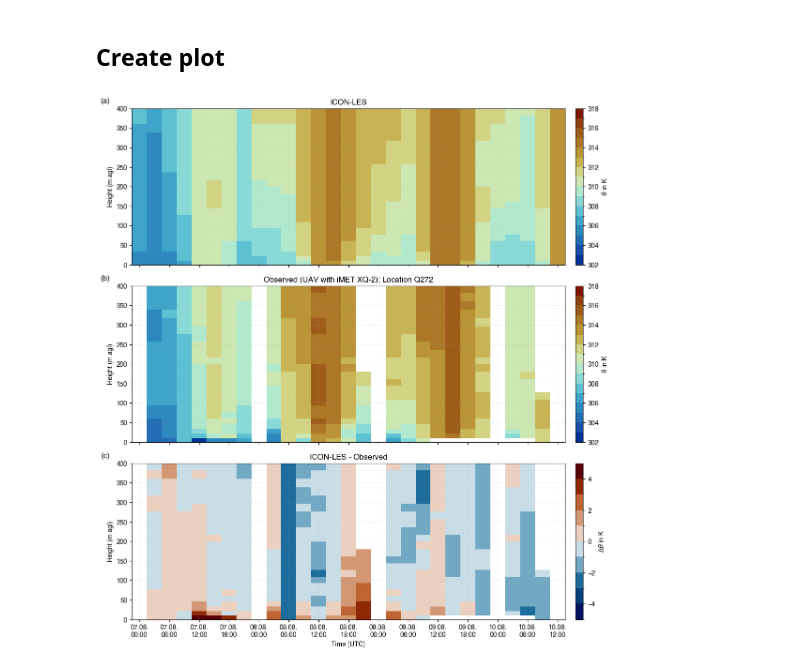
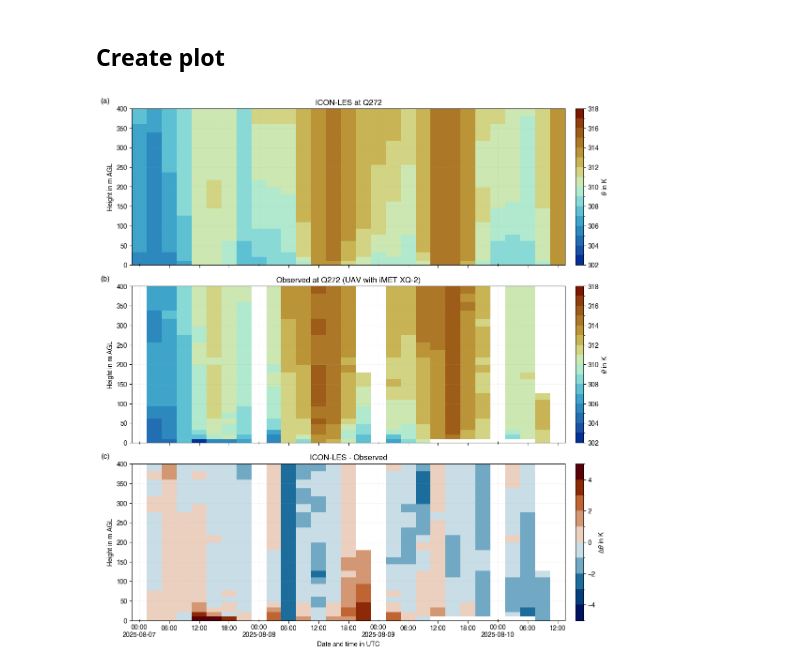
Before and after one commit to ClimLabTools/icon_validation, a Jupyter notebook: notebooks/fig_uav_icon_2D.ipynb, the cells around one changed output. Drawn from its saved outputs; the diff is of its cells as text; code cells hidden in the pictures.

```diff
--- a/notebooks/fig_uav_icon_2D.ipynb
+++ b/notebooks/fig_uav_icon_2D.ipynb
@@ -67,44 +67,56 @@ fig, axs = plt.subplots(3, 1, figsize=(12, 12), sharex=True, sharey=True)
 ax = axs[0]
 pm = ax.pcolormesh(df_icon.columns[offset::skip], df_icon.index, df_icon.iloc[::, offset::skip], cmap=cmap, norm=norm)
 fig.colorbar(pm, ax=ax, label=r"$\theta$ in K", pad=0.02)
-ax.set_title('ICON-LES')
+ax.set_title(f'ICON-LES at {location}')
 
 ax = axs[1]
 pm = ax.pcolormesh(df_uav.columns[offset::skip], df_uav.index, df_uav.iloc[::, offset::skip], cmap=cmap, norm=norm)
 fig.colorbar(pm, ax=ax, label=r"$\theta$ in K", pad=0.02)
-ax.set_title(f'Observed (UAV with iMET XQ-2); Location {location}')
+ax.set_title(f'Observed at {location} (UAV with iMET XQ-2)')
 
 ax = axs[2]
 cmap = cm.vik  # Red-Yellow-Blue colormap
 norm = mcolors.BoundaryNorm(np.arange(-5,6,1), ncolors=cmap.N, clip=True)
 
 df_delta = df_icon-df_uav
 pm = ax.pcolormesh(df_delta.columns[offset::skip], df_delta.index, df_delta.iloc[::, offset::skip], cmap=cmap, norm=norm)
 fig.colorbar(pm, ax=ax, label=r"$\Delta\theta$ in K", pad=0.02)
 ax.set_title('ICON-LES - Observed')
-ax.set_xlabel('Time (UTC)')
+ax.set_xlabel('Date and time in UTC')
 
 for ax in axs:
     ax.set_ylim(0,400)
-    ax.set_ylabel('Height (m agl)')
+    ax.set_ylabel('Height in m AGL')
 
-    ax.xaxis.set_major_formatter(mdates.DateFormatter('%d.%m.\n%H:%M'))
-    ax.xaxis.set_major_locator(mdates.HourLocator(byhour=[0, 6, 12, 18]))
+    # ax.xaxis.set_major_formatter(mdates.DateFormatter('%d.%m.\n%H:%M'))
+    # ax.xaxis.set_major_locator(mdates.HourLocator(byhour=[0, 6, 12, 18]))
+
+    # Major ticks at midnight
+    ax.xaxis.set_major_locator(mdates.DayLocator())
+    ax.xaxis.set_major_formatter(mdates.DateFormatter("%H:%M\n%Y-%m-%d"))
+
+    # Minor ticks every 3 hours
+    ax.xaxis.set_minor_locator(mdates.HourLocator(byhour=[0, 6, 12, 18]))
+    ax.xaxis.set_minor_formatter(mdates.DateFormatter("%H:%M"))
+
+    # Optional: style differences
+    ax.tick_params(axis="x", which="major", length=4, direction="inout")
+    ax.tick_params(axis="x", which="minor", length=4, labelsize=10)
 
     ax.grid(True, alpha=.3, ls=':')
 
 # panel letters
 for ax, letter in zip(axs.flat, string.ascii_lowercase):
     ax.text(
         -0.05, 1.025, f'({letter})',
         transform=ax.transAxes,
         fontsize=12, fontweight='bold',
         va='bottom', ha='right'
     )
 
 plt.tight_layout()
 plt.savefig(fig_png_dir + f'HEF_UAV_ICON_profile_{location}_{var}.png', dpi=150, bbox_inches = 'tight', pad_inches = 0)
 plt.savefig(fig_pdf_dir + f'HEF_UAV_ICON_profile_{location}_{var}.pdf', dpi=300, bbox_inches = 'tight', pad_inches = 0)
 plt.show()
 # %% [output]
-[figure, old version]
+[figure, new version]
```
Also changed, not shown: 8 other files.
